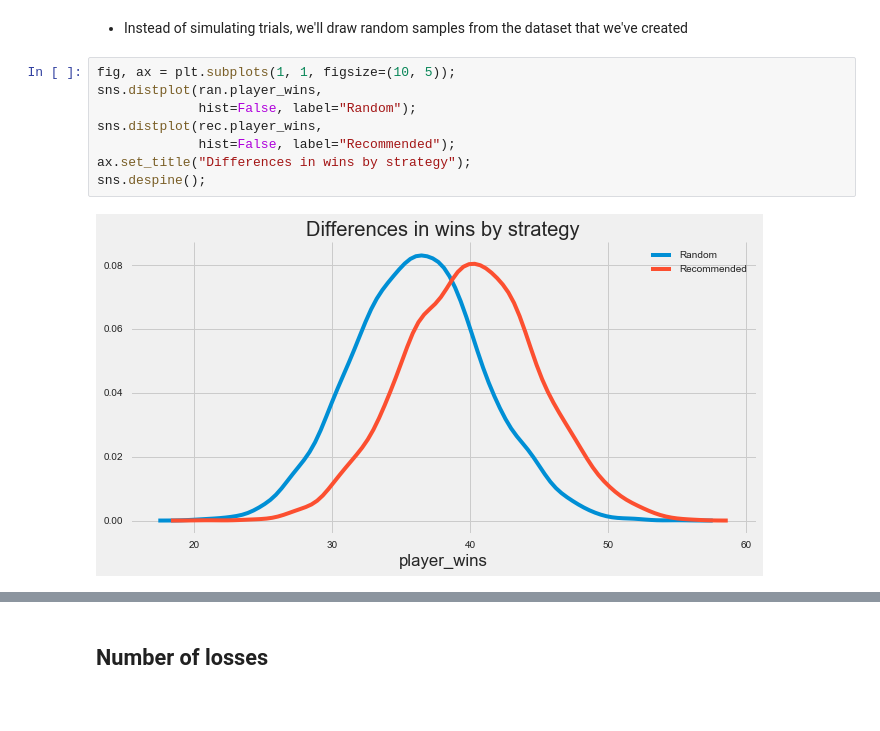
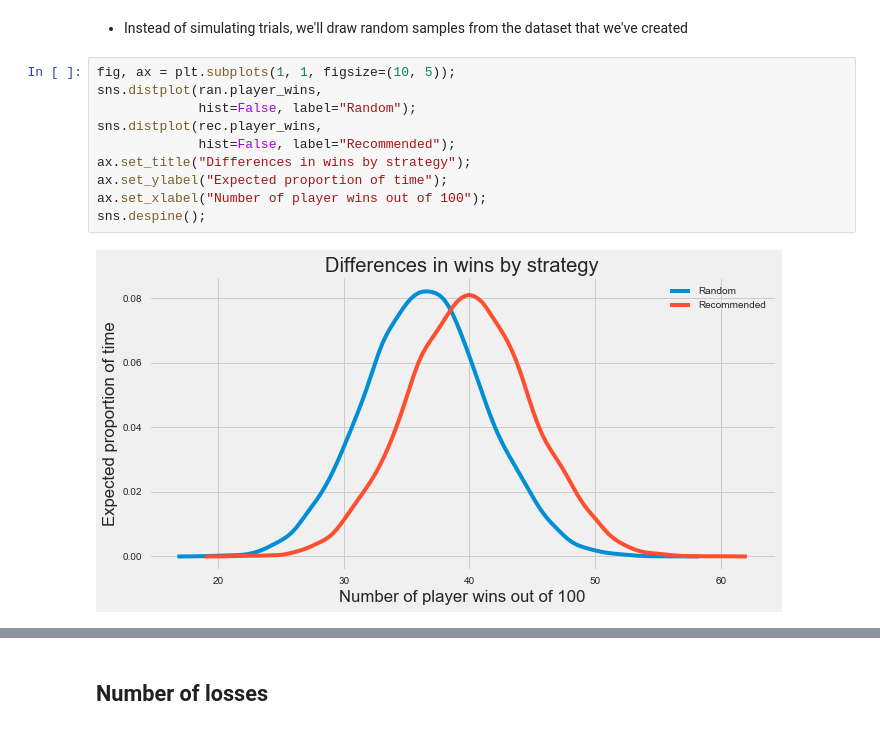
Before and after one commit to jocelyn-ong/data-science-projects, a Jupyter notebook: others/blackjack/data-analysis.ipynb, the cells around one changed output, grey strips where cells are left out. Drawn from its saved outputs; the diff is of its cells as text.

```diff
--- a/others/blackjack/data-analysis.ipynb
+++ b/others/blackjack/data-analysis.ipynb
@@ -94,13 +153,15 @@ Significance level, $\alpha$: 5%
 # %%
 fig, ax = plt.subplots(1, 1, figsize=(10, 5));
 sns.distplot(ran.player_wins,
              hist=False, label="Random");
 sns.distplot(rec.player_wins,
              hist=False, label="Recommended");
 ax.set_title("Differences in wins by strategy");
+ax.set_ylabel("Expected proportion of time");
+ax.set_xlabel("Number of player wins out of 100");
 sns.despine();
 # %% [output]
-[figure, old version]
+[figure, new version]
 # %%
 # Is the difference significant?
 stats.ttest_ind(ran.player_wins, rec.player_wins)
```
Also changed, not shown: parts of 67 cells of this notebook, 2 other files.
